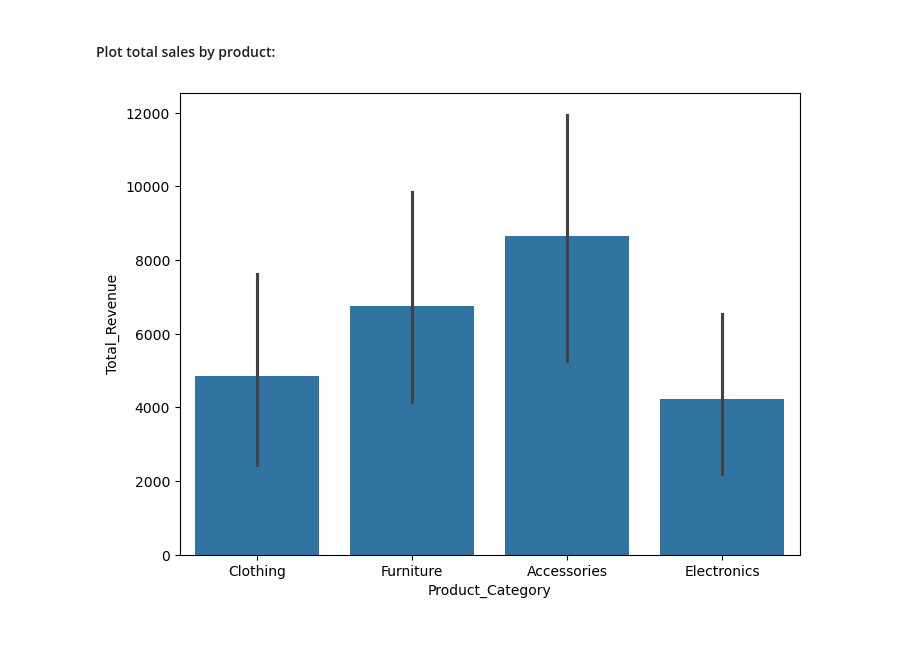
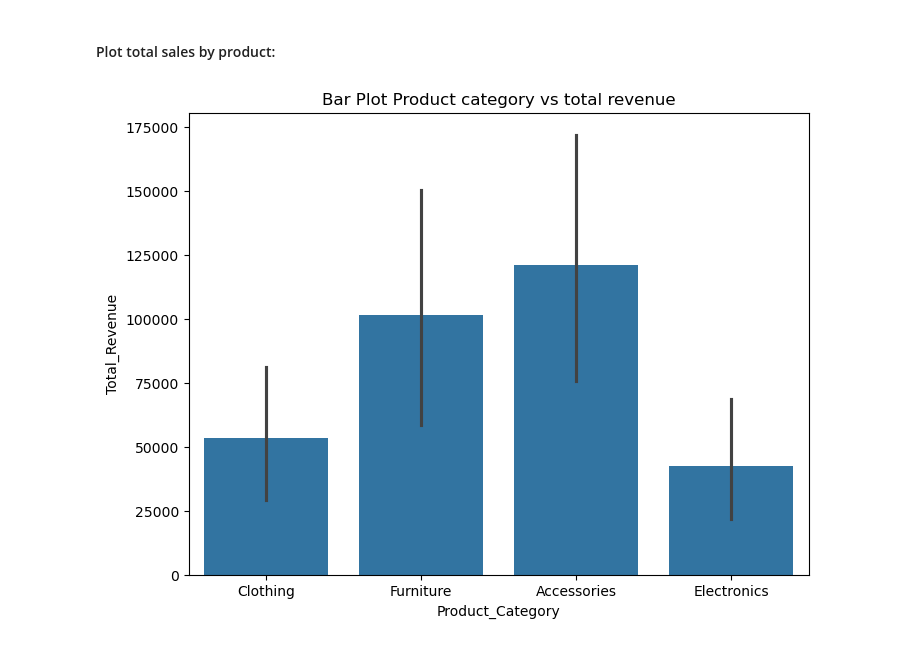
Before and after one commit to ganeshbgunjal/Python2, a Jupyter notebook: 10 Data Analysis with Numpy and Pandas/6 Data Visualisation with Seaborn.ipynb, the cells around one changed output. Saved outputs shown, nothing was run; the diff lists cells and outputs as text; code cells hidden in the pictures.

```diff
--- a/10 Data Analysis with Numpy and Pandas/6 Data Visualisation with Seaborn.ipynb
+++ b/10 Data Analysis with Numpy and Pandas/6 Data Visualisation with Seaborn.ipynb
@@ -133,7 +135,8 @@ sales_df.head()
 # %%
 plt.figure(figsize=(8,6))
 
-sns.barplot(data= sales_df, x='Product_Category', y= 'Total_Revenue')
+sns.barplot(data= sales_df, x='Product_Category', y= 'Total_Revenue',estimator=np.sum)
+plt.title('Bar Plot Product category vs total revenue')
 plt.show()
 # %% [output]
-[figure, old version]
+[figure, new version]
```
Also changed, not shown: parts of 2 cells of this notebook.
